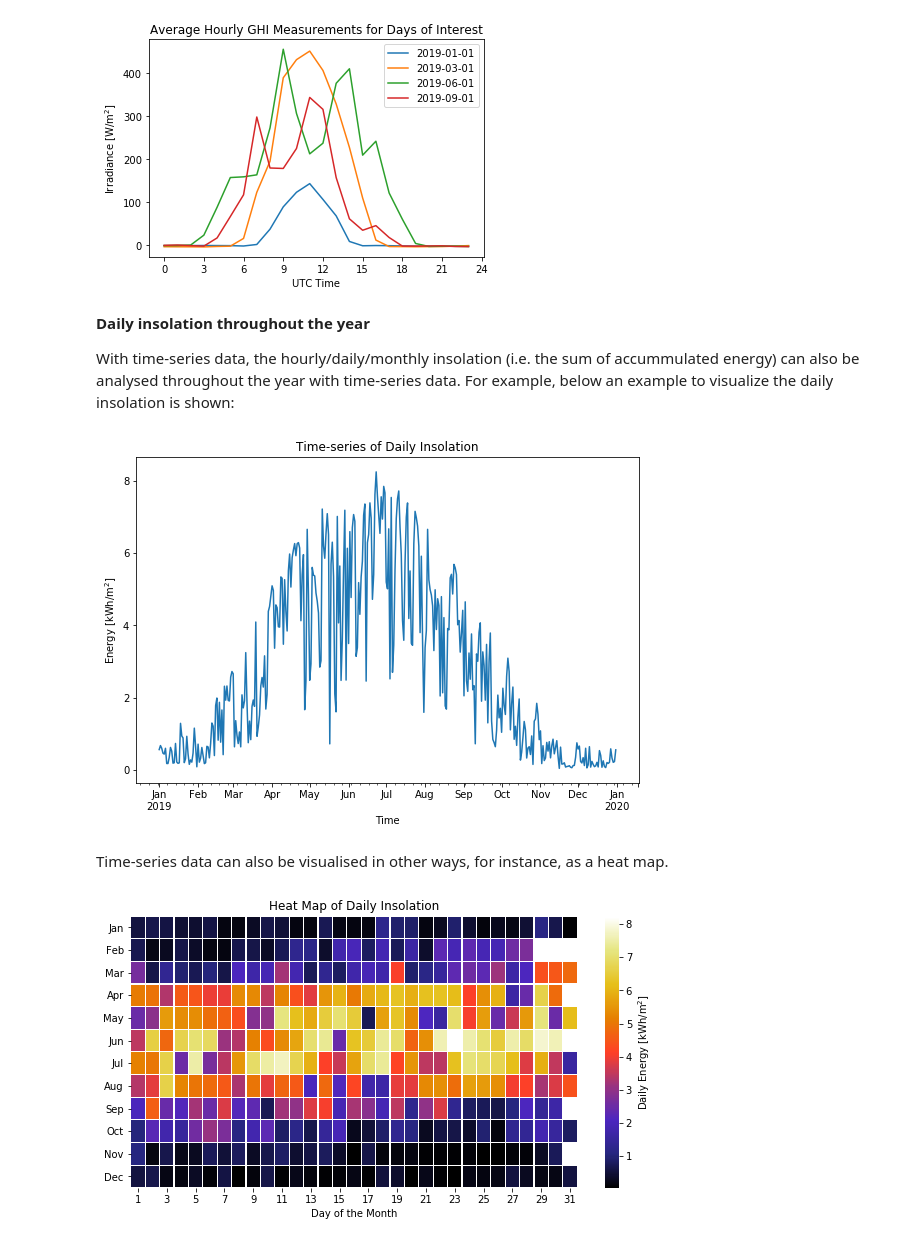
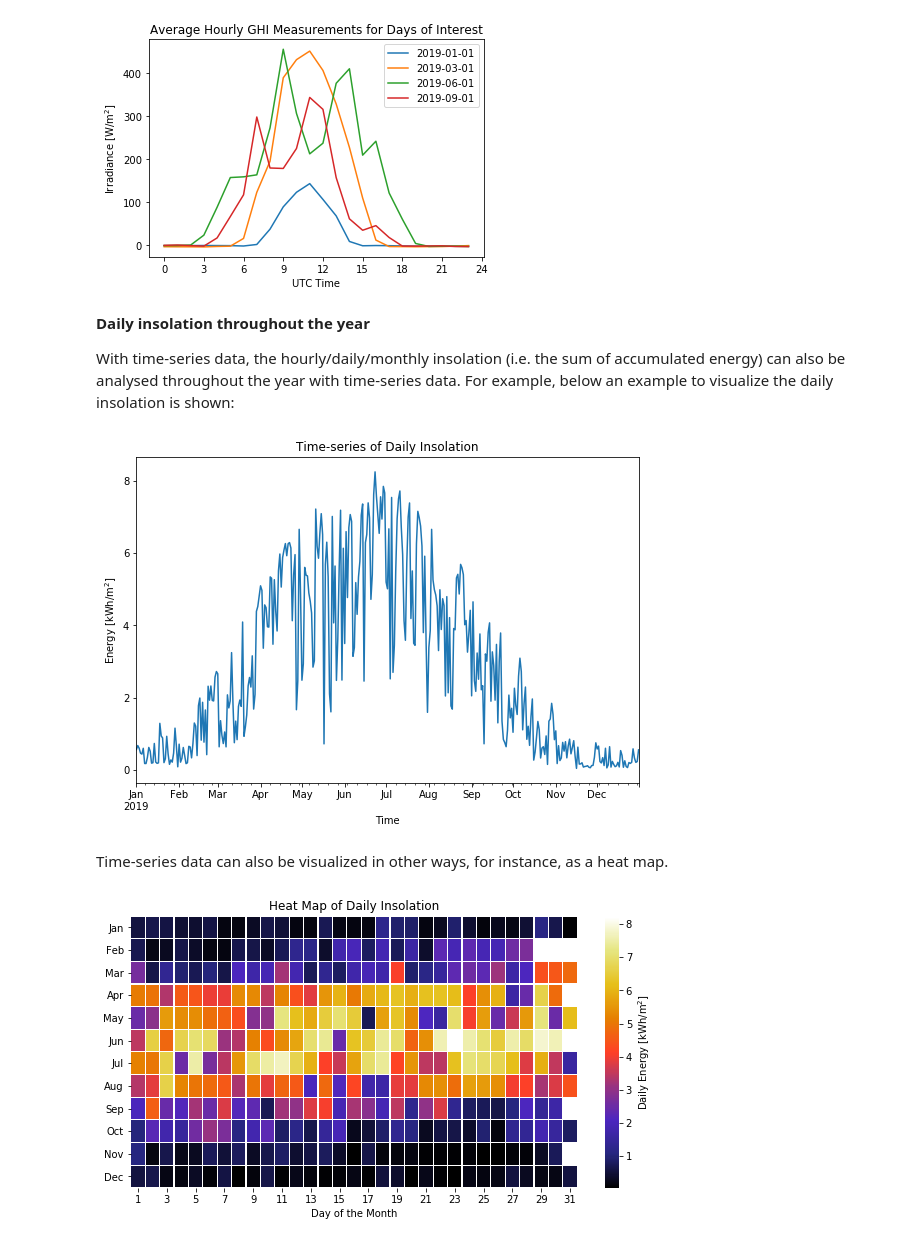
Before and after one commit to tiba-lab/Solar-Resource-Assessment-in-Python, a Jupyter notebook: notebooks/manipulating_time_series.ipynb, the cells around one changed output. Drawn from its saved outputs; the diff is of its cells as text; code cells hidden in the pictures.

```diff
--- a/notebooks/manipulating_time_series.ipynb
+++ b/notebooks/manipulating_time_series.ipynb
@@ -560,22 +565,21 @@ plt.show()
 # %% [markdown]
 **Daily insolation throughout the year**
 
-With time-series data, the hourly/daily/monthly insolation (i.e. the sum of accummulated energy) can also be analysed throughout the year with time-series data. For example, below an example to visualize the daily insolation is shown:
+With time-series data, the hourly/daily/monthly insolation (i.e. the sum of accumulated energy) can also be analysed throughout the year with time-series data. For example, below an example to visualize the daily insolation is shown:
 # %%
 # Calculate the daily insolation expressed in kWh·sqm from GHI measurements
 daily_energy = (df_1min['GHI'].resample("1D").sum()*(1/60))/1000 # selecting only GHI returns a Pandas Series
-daily_energy = daily_energy.to_frame() # Convert the Series into a DataFrame
 
 # Create time-series plot
 daily_energy.plot(figsize=(9,6), legend=False) # plot timeseries
 plt.title('Time-series of Daily Insolation')  # add title
 plt.ylabel('Energy [kWh/m$^2$]') # add Y-axis label
 plt.xlabel('Time') # add X-axis label
 plt.show()
 # %% [output]
-[figure, old version]
+[figure, new version]
 # %% [markdown]
-Time-series data can also be visualised in other ways, for instance, as a heat map.
+Time-series data can also be visualized in other ways, for instance, as a heat map.
 # %%
 # Prepare the data for heat map of hourly insolation
 energy_array = pd.DataFrame() # empty DataFrame for the results
```
Also changed, not shown: parts of 14 cells of this notebook.
